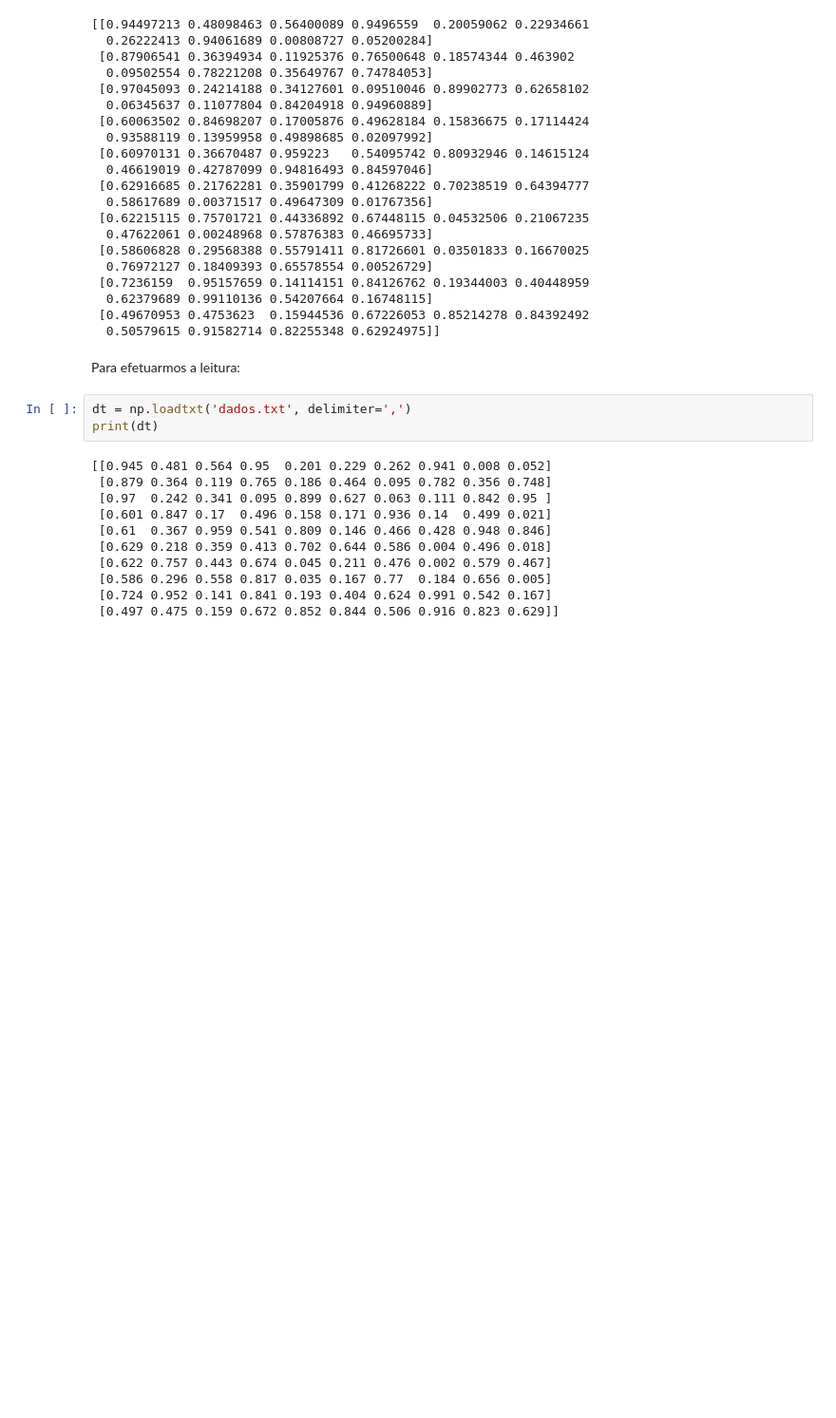
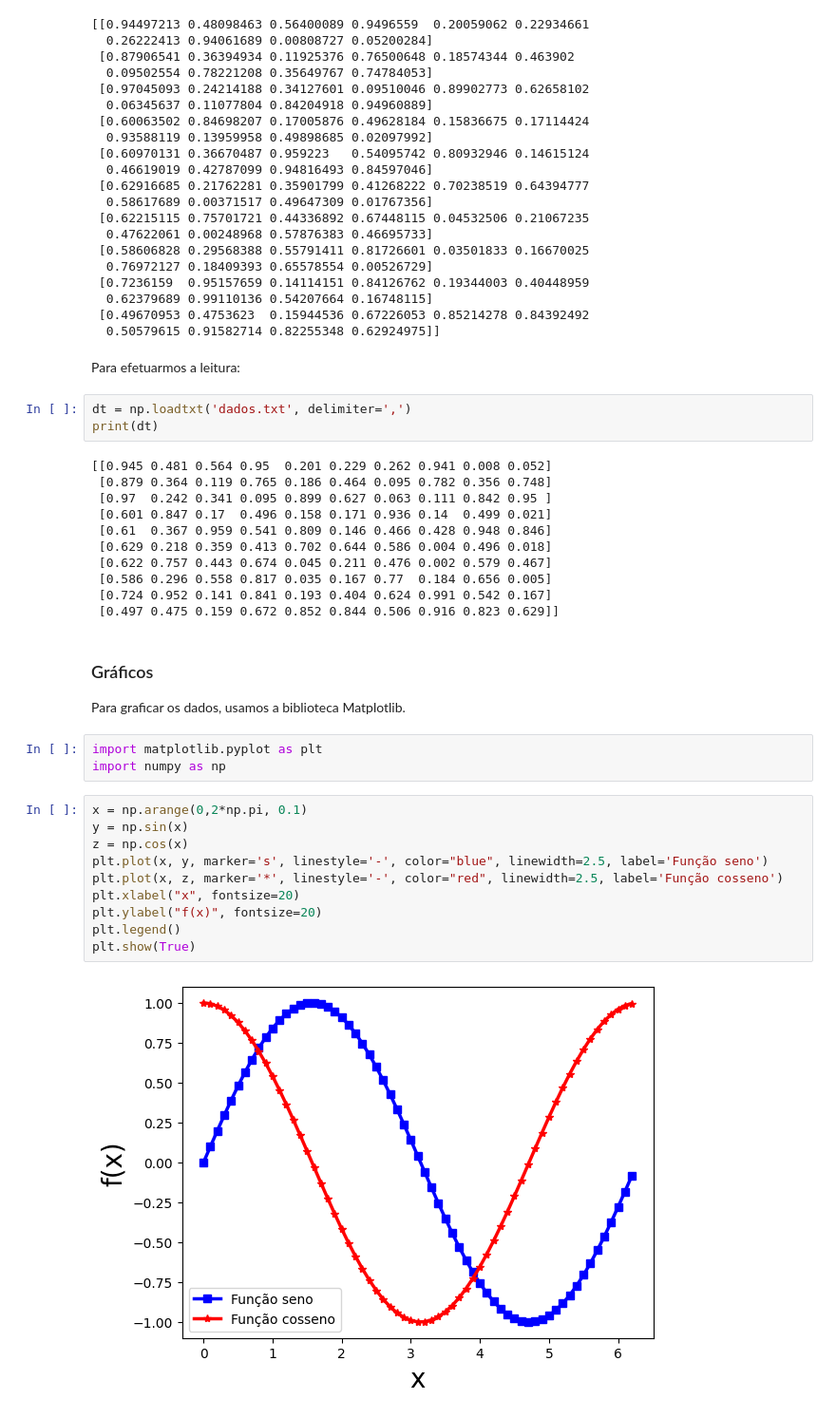
Before and after one commit to joaoholandaa/ciencia-de-dados, a Jupyter notebook: aula0-introducao-python.ipynb, the cells around one changed output. Shown: that part at 95% size. Cells and saved outputs as stored; diff of their text form; blank space fills up the shorter version.

Commit message:
gráficos

```diff
--- a/aula0-introducao-python.ipynb
+++ b/aula0-introducao-python.ipynb
@@ -815,3 +815,21 @@ print(dt)
  [0.586 0.296 0.558 0.817 0.035 0.167 0.77  0.184 0.656 0.005]
  [0.724 0.952 0.141 0.841 0.193 0.404 0.624 0.991 0.542 0.167]
  [0.497 0.475 0.159 0.672 0.852 0.844 0.506 0.916 0.823 0.629]]
+# %% [markdown]
+### Gráficos <br>
+Para graficar os dados, usamos a biblioteca Matplotlib.
+# %%
+import matplotlib.pyplot as plt
+import numpy as np
+# %%
+x = np.arange(0,2*np.pi, 0.1)
+y = np.sin(x)
+z = np.cos(x)
+plt.plot(x, y, marker='s', linestyle='-', color="blue", linewidth=2.5, label='Função seno')
+plt.plot(x, z, marker='*', linestyle='-', color="red", linewidth=2.5, label='Função cosseno')
+plt.xlabel("x", fontsize=20)
+plt.ylabel("f(x)", fontsize=20)
+plt.legend()
+plt.show(True)
+# %% [output]
+[figure, added]
```
Also changed, not shown: parts of 18 cells of this notebook.
